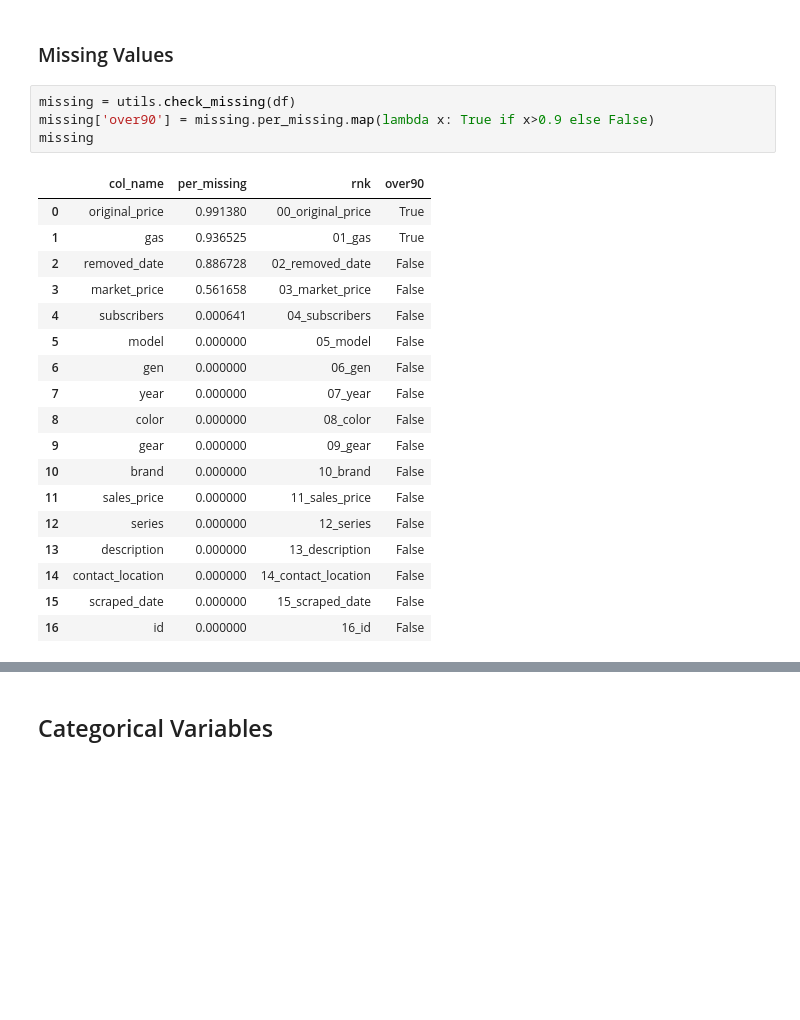
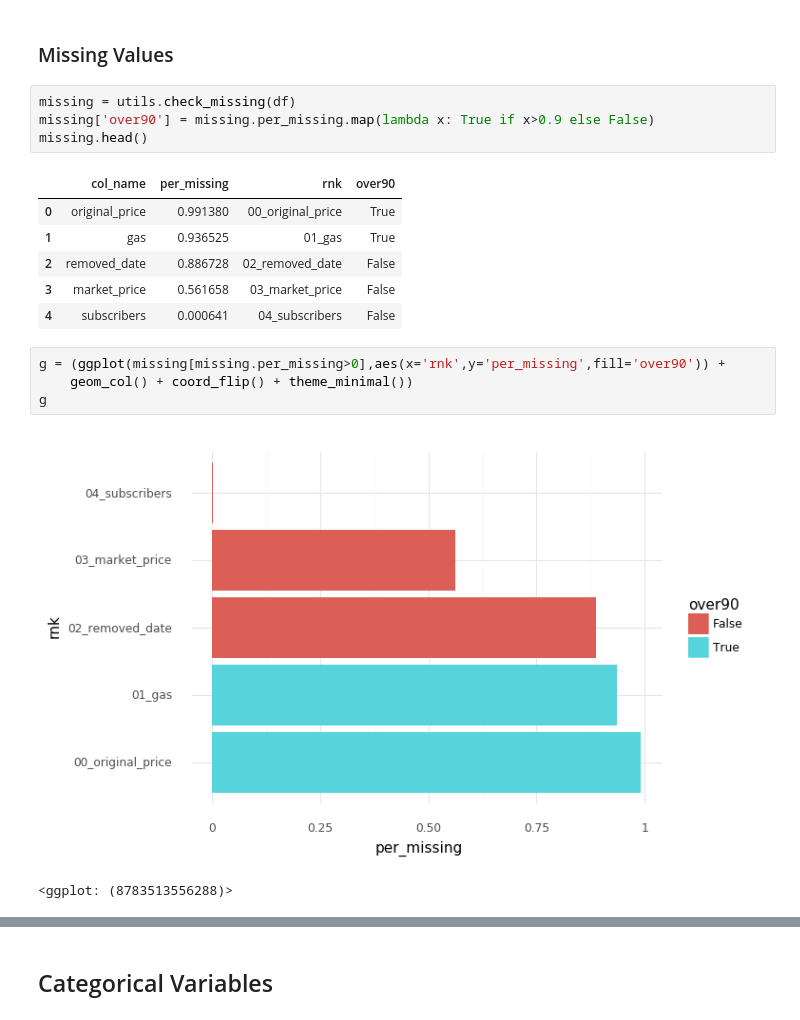
Before and after one commit to cstorm125/viztech, a Jupyter notebook: explore.ipynb, the cells around one changed output, grey strips where cells are left out. Saved outputs shown, nothing was run; the diff lists cells and outputs as text; blank space fills up the shorter version.

```diff
--- a/explore.ipynb
+++ b/explore.ipynb
@@ -37,26 +45,21 @@ df.head()
 # %%
 missing = utils.check_missing(df)
 missing['over90'] = missing.per_missing.map(lambda x: True if x>0.9 else False)
-missing
+missing.head()
 # %% [output]
 |  | col_name | per_missing | rnk | over90 |
 | 0 | original_price | 0.991380 | 00_original_price | True |
 | 1 | gas | 0.936525 | 01_gas | True |
 | 2 | removed_date | 0.886728 | 02_removed_date | False |
 | 3 | market_price | 0.561658 | 03_market_price | False |
 | 4 | subscribers | 0.000641 | 04_subscribers | False |
-| 5 | model | 0.000000 | 05_model | False |
-| 6 | gen | 0.000000 | 06_gen | False |
-| 7 | year | 0.000000 | 07_year | False |
-| 8 | color | 0.000000 | 08_color | False |
-| 9 | gear | 0.000000 | 09_gear | False |
-| 10 | brand | 0.000000 | 10_brand | False |
-| 11 | sales_price | 0.000000 | 11_sales_price | False |
-| 12 | series | 0.000000 | 12_series | False |
-| 13 | description | 0.000000 | 13_description | False |
-| 14 | contact_location | 0.000000 | 14_contact_location | False |
-| 15 | scraped_date | 0.000000 | 15_scraped_date | False |
-| 16 | id | 0.000000 | 16_id | False |
+# %%
+g = (ggplot(missing[missing.per_missing>0],aes(x='rnk',y='per_missing',fill='over90')) +
+    geom_col() + coord_flip() + theme_minimal())
+g
+# %% [output]
+[figure, added]
+<ggplot: (8783513556288)>
 # %%
 g = (ggplot(missing,aes(x='rnk',y='per_missing',fill='over90')) + #base plot
      geom_col() + #type of plot
```
Also changed, not shown: parts of 22 cells of this notebook, 2 other files.
